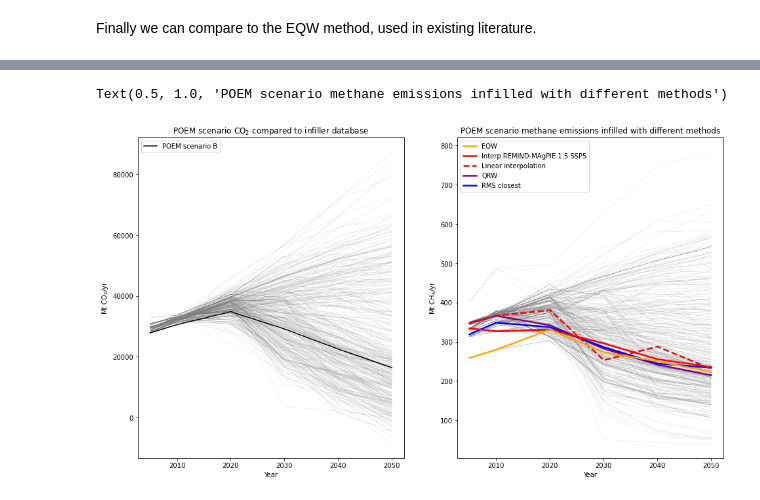
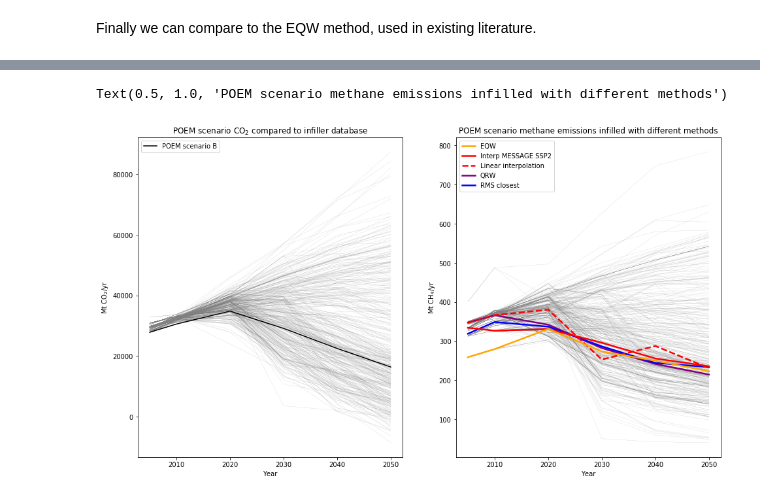
Before and after one commit to GranthamImperial/silicone_examples, a Jupyter notebook: notebooks/Infilling_example_POEM.ipynb, the cells around one changed output, grey strips where cells are left out. Drawn from its saved outputs; the diff is of its cells as text; code cells hidden in the pictures.

Commit message:
Corrected a legend

```diff
--- a/notebooks/Infilling_example_POEM.ipynb
+++ b/notebooks/Infilling_example_POEM.ipynb
@@ -261,32 +261,32 @@ df.timeseries()
 fig = plt.figure(figsize=(16, 9))
 ax = fig.add_subplot(121)
 df.filter(variable=lead, year=df_to_infill.data["year"].unique()).line_plot(
     ax=ax, linewidth=0.1, label='_nolegend_', color="grey"
 )
 df_to_infill.filter(variable=lead).line_plot(ax=ax, color="black", label="POEM scenario B")
 ax.set_title("POEM scenario CO$_2$ compared to infiller database")
 ax.set_ylabel("Mt CO$_2$/yr")
 ax = fig.add_subplot(122)
 df.filter(variable="Emissions|CH4", year=df_to_infill.data["year"].unique()).line_plot(
     ax=ax, linewidth=0.1, label='_nolegend_', color="grey"
 )
 quantile_infilled.filter(variable="Emissions|CH4").line_plot(
     ax=ax, linewidth=2.5, color="purple", label="QRW"
 )
 closest_infilled.filter(variable="Emissions|CH4").line_plot(
     ax=ax, color="blue", linewidth=2.5, label="RMS closest"
 )
 interp_spec_infilled.filter(variable="Emissions|CH4").line_plot(
-    ax=ax, color="red", linewidth=2.5, label="Interp REMIND-MAgPIE 1.5 SSP5"
+    ax=ax, color="red", linewidth=2.5, label="Interp MESSAGE SSP2"
 )
 interp_infilled.filter(variable="Emissions|CH4").line_plot(
     ax=ax, color="red", linewidth=2.5, label="Linear interpolation", linestyle="--"
 )
 EQW_infilled.filter(variable="Emissions|CH4").line_plot(
     ax=ax, color="orange", linewidth=2.5, label="EQW"
 )
 ax.set_ylabel("Mt CH$_4$/yr")
 ax.set_title("POEM scenario methane emissions infilled with different methods")
 # %% [output]
 Text(0.5, 1.0, 'POEM scenario methane emissions infilled with different methods')
-[figure, old version]
+[figure, new version]
```
Also changed, not shown: parts of 2 cells of this notebook.
